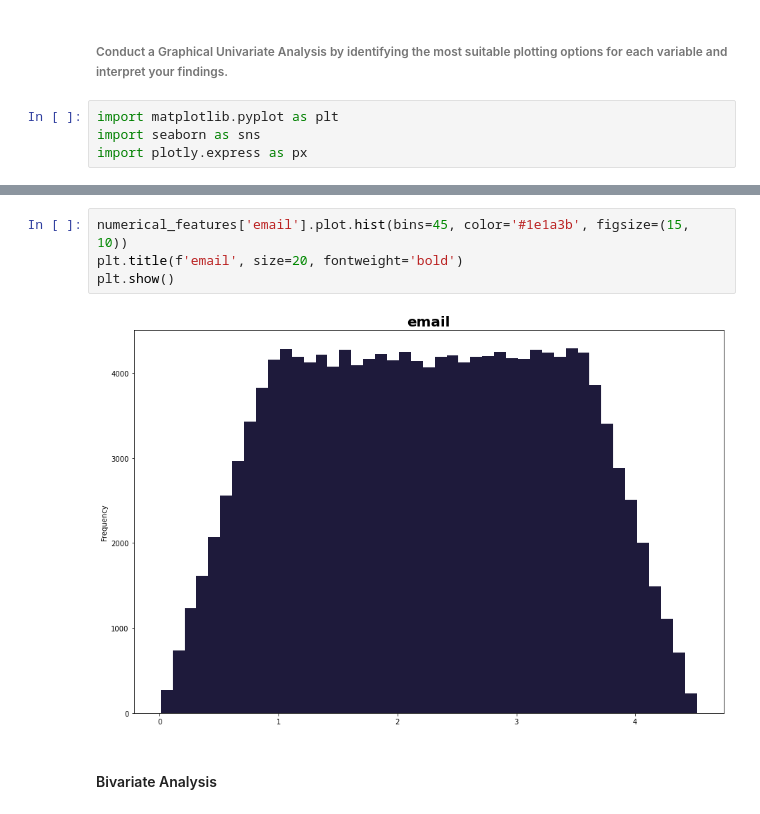
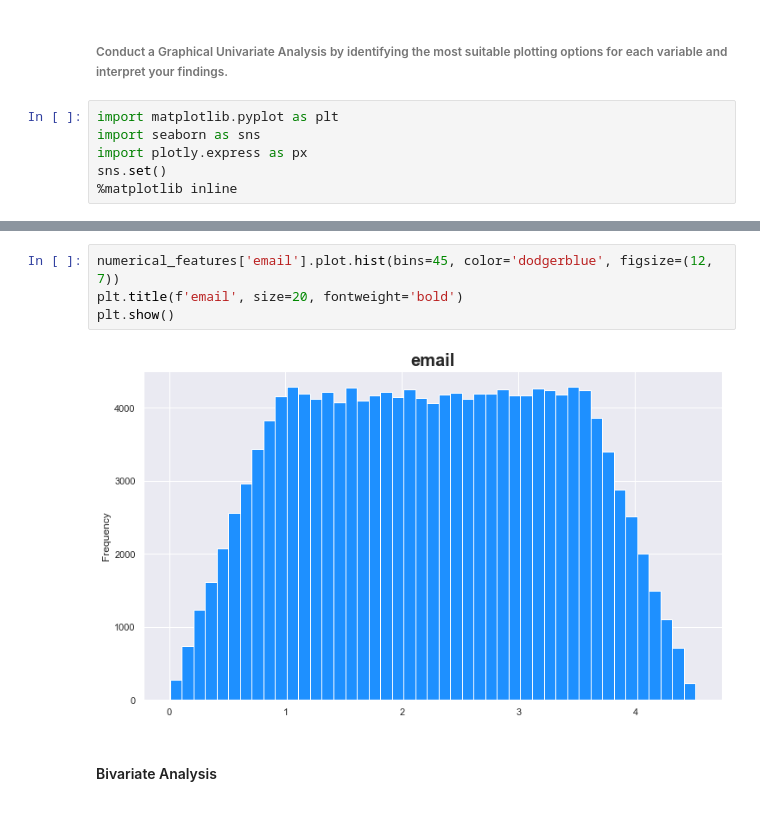
Before and after one commit to Melak2017/Telecommunication-Data-Analysis, a Jupyter notebook: Jup_Notebooks/Data_Exploration.ipynb, the cells around one changed output, grey strips where cells are left out. Drawn from its saved outputs; the diff is of its cells as text.

```diff
--- a/Jup_Notebooks/Data_Exploration.ipynb
+++ b/Jup_Notebooks/Data_Exploration.ipynb
@@ -216,3 +216,5 @@ cleann.to_csv("../Data/clean_telecom_data_source.csv", index = None,  header=Tru
 import matplotlib.pyplot as plt
 import seaborn as sns
 import plotly.express as px
+sns.set()
+%matplotlib inline
@@ -255,9 +255,9 @@ plt.show()
 # %%
-numerical_features['email'].plot.hist(bins=45, color='#1e1a3b', figsize=(15, 10))
+numerical_features['email'].plot.hist(bins=45, color='dodgerblue', figsize=(12, 7))
 plt.title(f'email', size=20, fontweight='bold')
 plt.show()
 # %% [output]
-[figure, old version]
+[figure, new version]
 # %% [markdown]
 #### Bivariate Analysis
 # %% [markdown]
```
Also changed, not shown: parts of 8 cells of this notebook.
